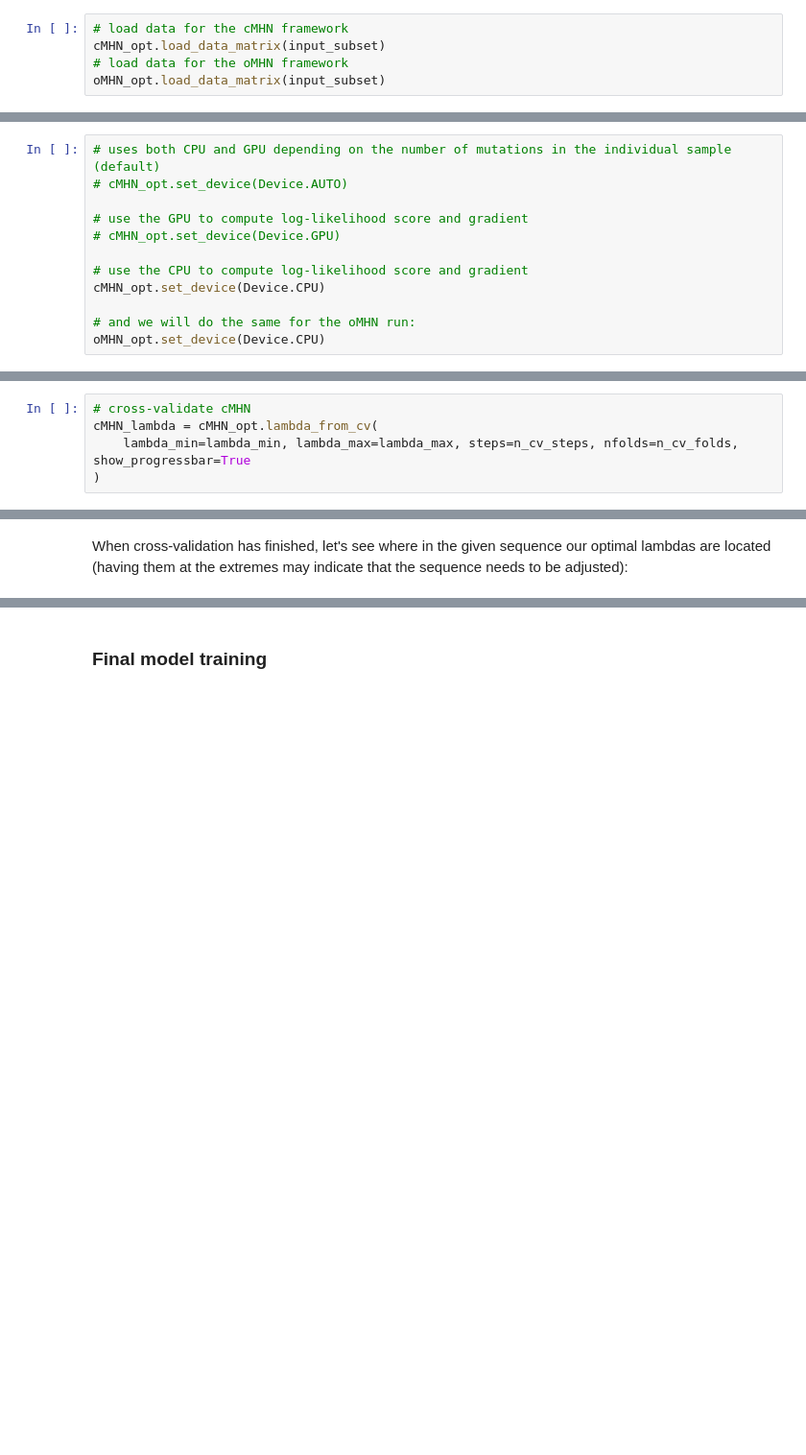
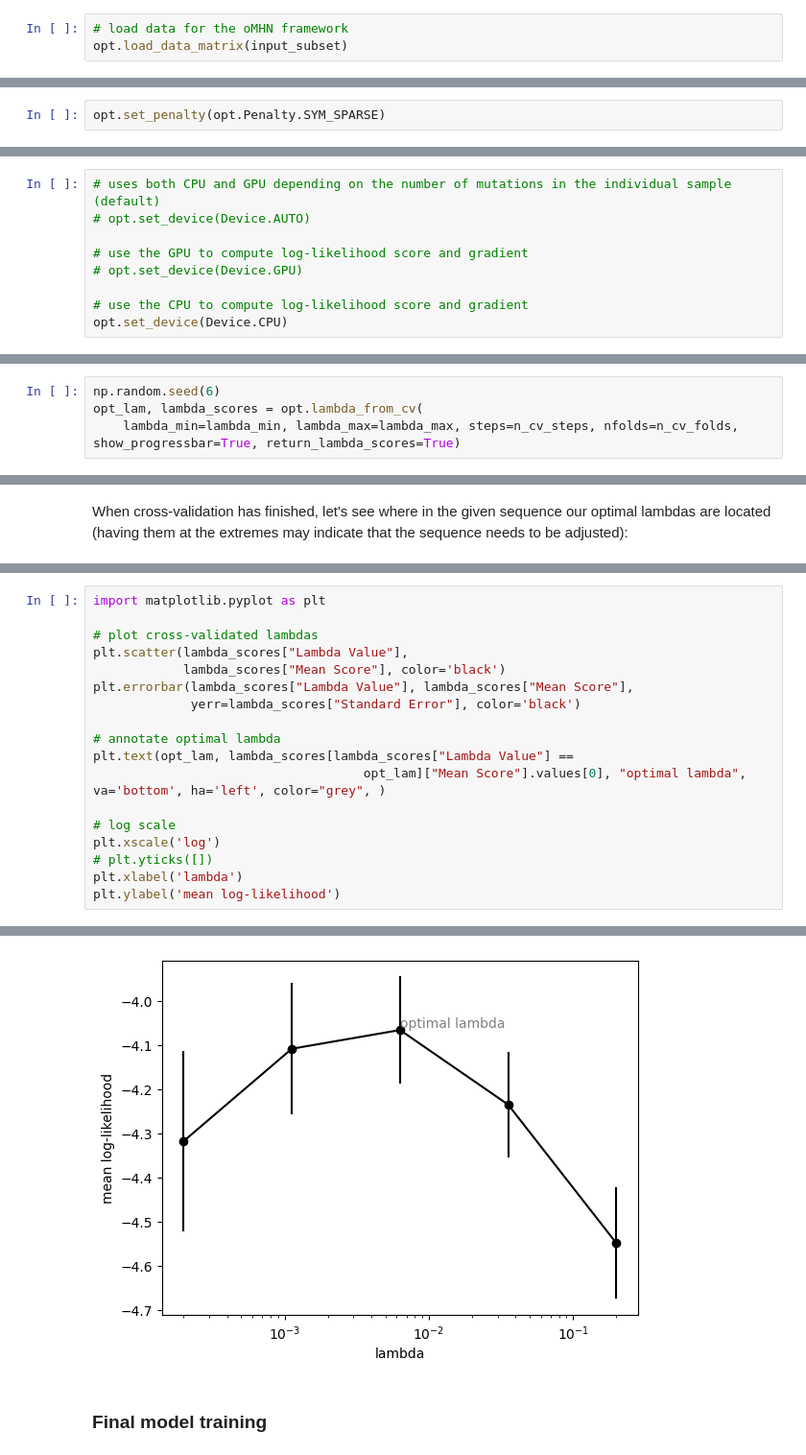
Before and after one commit to spang-lab/LearnMHN, a Jupyter notebook: demo/demo.ipynb, the cells around one changed output, grey strips where cells are left out. Shown: that part at 96% size. Cells and saved outputs as stored; diff of their text form; blank space fills up the shorter version.

```diff
--- a/demo/demo.ipynb
+++ b/demo/demo.ipynb
@@ -81,7 +120,5 @@ oMHN_opt = Optimizer(mhn_type=MHNType.oMHN)
 # %% [markdown]
 Once we have initialised the optimizer object, we can give it the input dataframe:
 # %%
-# load data for the cMHN framework
-cMHN_opt.load_data_matrix(input_subset)
 # load data for the oMHN framework
-oMHN_opt.load_data_matrix(input_subset)
+opt.load_data_matrix(input_subset)
@@ -100,0 +136,2 @@ oMHN_opt.set_penalty(oMHN_opt.Penalty.SYM_SPARSE)
+# %%
+opt.set_penalty(opt.Penalty.SYM_SPARSE)
@@ -141,13 +186,10 @@ As the last step before training, we have to make a purely technical decision: I
 To ensure accessibility, we will opt for CPU-only in this demonstration:
 # %%
 # uses both CPU and GPU depending on the number of mutations in the individual sample (default)
-# cMHN_opt.set_device(Device.AUTO)
+# opt.set_device(Device.AUTO)
 
 # use the GPU to compute log-likelihood score and gradient
-# cMHN_opt.set_device(Device.GPU)
+# opt.set_device(Device.GPU)
 
 # use the CPU to compute log-likelihood score and gradient
-cMHN_opt.set_device(Device.CPU)
-
-# and we will do the same for the oMHN run:
-oMHN_opt.set_device(Device.CPU)
+opt.set_device(Device.CPU)
@@ -157,7 +201,6 @@ oMHN_opt.set_device(Device.CPU)
 ### Cross-validation
 Once our preparation is done, we can call the `lambda_from_cv()` function to perform the cross-validation, providing the previously set parameters. To reiterate, we have the option of either providing an explicit sequence of lambdas or defining min, max and a number of steps. Furthermore, we specify the number of cross-validation folds and whether we want a progress tracker:
 # %%
-# cross-validate cMHN
-cMHN_lambda = cMHN_opt.lambda_from_cv(
-    lambda_min=lambda_min, lambda_max=lambda_max, steps=n_cv_steps, nfolds=n_cv_folds, show_progressbar=True
-)
+np.random.seed(6)
+opt_lam, lambda_scores = opt.lambda_from_cv(
+    lambda_min=lambda_min, lambda_max=lambda_max, steps=n_cv_steps, nfolds=n_cv_folds, show_progressbar=True, return_lambda_scores=True)
@@ -186,0 +209,19 @@ plt.ylabel('')
+# %%
+import matplotlib.pyplot as plt
+
+# plot cross-validated lambdas
+plt.scatter(lambda_scores["Lambda Value"],
+            lambda_scores["Mean Score"], color='black')
+plt.errorbar(lambda_scores["Lambda Value"], lambda_scores["Mean Score"],
+             yerr=lambda_scores["Standard Error"], color='black')
+
+# annotate optimal lambda
+plt.text(opt_lam, lambda_scores[lambda_scores["Lambda Value"] ==
+                                    opt_lam]["Mean Score"].values[0], "optimal lambda", va='bottom', ha='left', color="grey", )
+
+# log scale
+plt.xscale('log')
+# plt.yticks([])
+plt.xlabel('lambda')
+plt.ylabel('mean log-likelihood')
+# %% [output]
@@ -187,3 +229,4 @@ plt.ylabel('')
+[figure, added]
 # %% [markdown]
 ### Final model training
 # %% [markdown]
```
Also changed, not shown: parts of 60 cells of this notebook, 1 other file.
